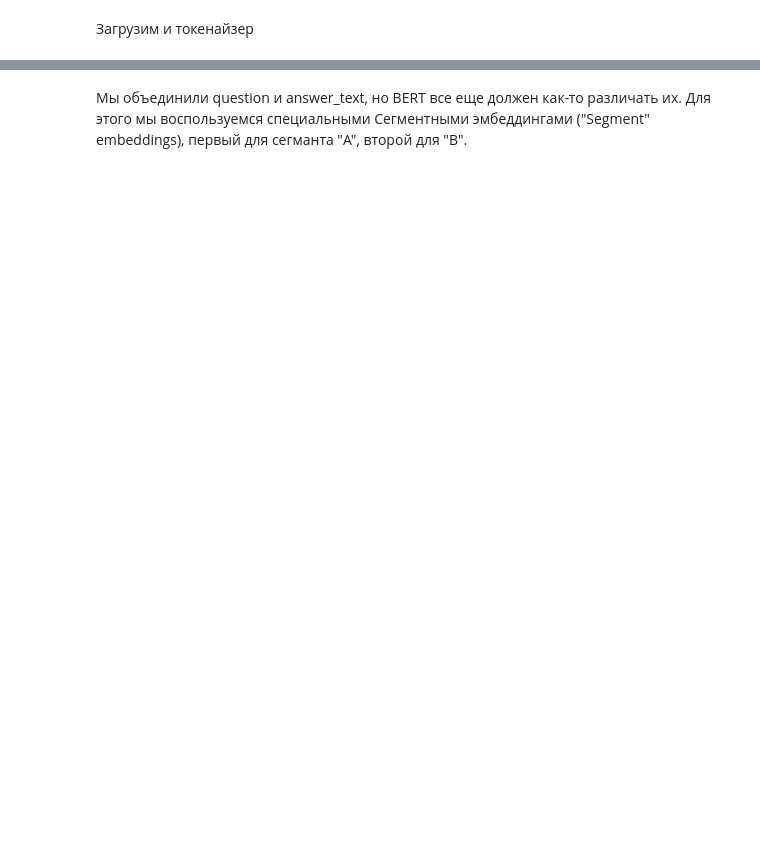
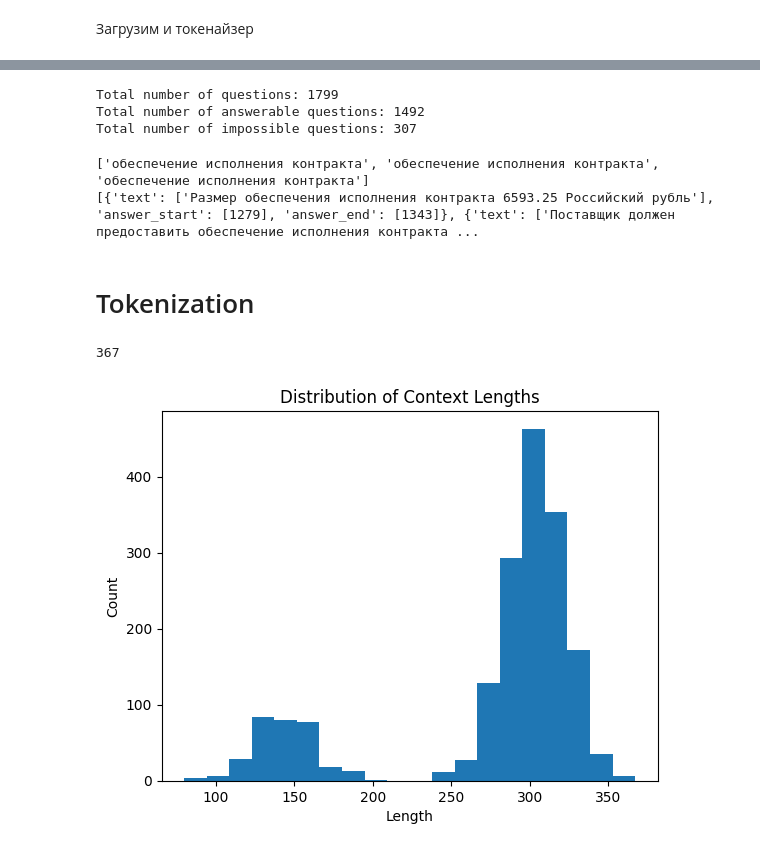
Before and after one commit to aspushkarev/nlp-test-task-2023, a Jupyter notebook: notebooks/nlp_test_task_2023_BERT.ipynb, the cells around one changed output, grey strips where cells are left out. Saved outputs shown, nothing was run; the diff lists cells and outputs as text; code cells hidden in the pictures; blank space fills up the shorter version.

Commit message:
Added some code. Build function add_token_position and class SQuAD_Dataset

```diff
--- a/notebooks/nlp_test_task_2023_BERT.ipynb
+++ b/notebooks/nlp_test_task_2023_BERT.ipynb
@@ -92,2 +84,0 @@ for token, id in zip(tokens, input_ids):
-# %% [markdown]
-Мы объединили question и answer_text, но BERT все еще должен как-то различать их. Для этого мы воспользуемся специальными Сегментными эмбеддингами ("Segment" embeddings), первый для сегманта "A", второй для "B".
@@ -108,0 +85,39 @@ assert len(segment_ids) == len(input_ids)
+# %%
+num_q, num_pos, num_imp, train_contexts, train_questions, train_answers = get_data('train.json')
+num_questions  = num_q
+num_posible = num_pos
+num_imposible  = num_imp
+
+print(f"Total number of questions: {num_questions}")
+print(f"Total number of answerable questions: {num_posible}")
+print(f"Total number of impossible questions: {num_imposible}")
+# %% [output]
+Total number of questions: 1799
+Total number of answerable questions: 1492
+Total number of impossible questions: 307
+# %%
+print(train_questions[0:3])
+print(train_answers[0:3])
+# %% [output]
+['обеспечение исполнения контракта', 'обеспечение исполнения контракта', 'обеспечение исполнения контракта']
+[{'text': ['Размер обеспечения исполнения контракта 6593.25 Российский рубль'], 'answer_start': [1279], 'answer_end': [1343]}, {'text': ['Поставщик должен предоставить обеспечение исполнения контракта ...
+# %% [markdown]
+# Tokenization
+# %%
+#Text lengths to contextx
+token_lens = []
+
+for txt in train_contexts:
+    txt = txt.strip()  # remove leading and trailing whitespaces
+    token_lens.append(len(txt.split(' ')))
+
+
+print(max(token_lens))
+
+plt.hist(token_lens,  bins=20)  # density=False would make counts
+plt.ylabel('Count')
+plt.xlabel('Length')
+plt.title('Distribution of Context Lengths');
+# %% [output]
+367
+[figure, added]
```
Also changed, not shown: parts of 35 cells of this notebook, 1 other file.
